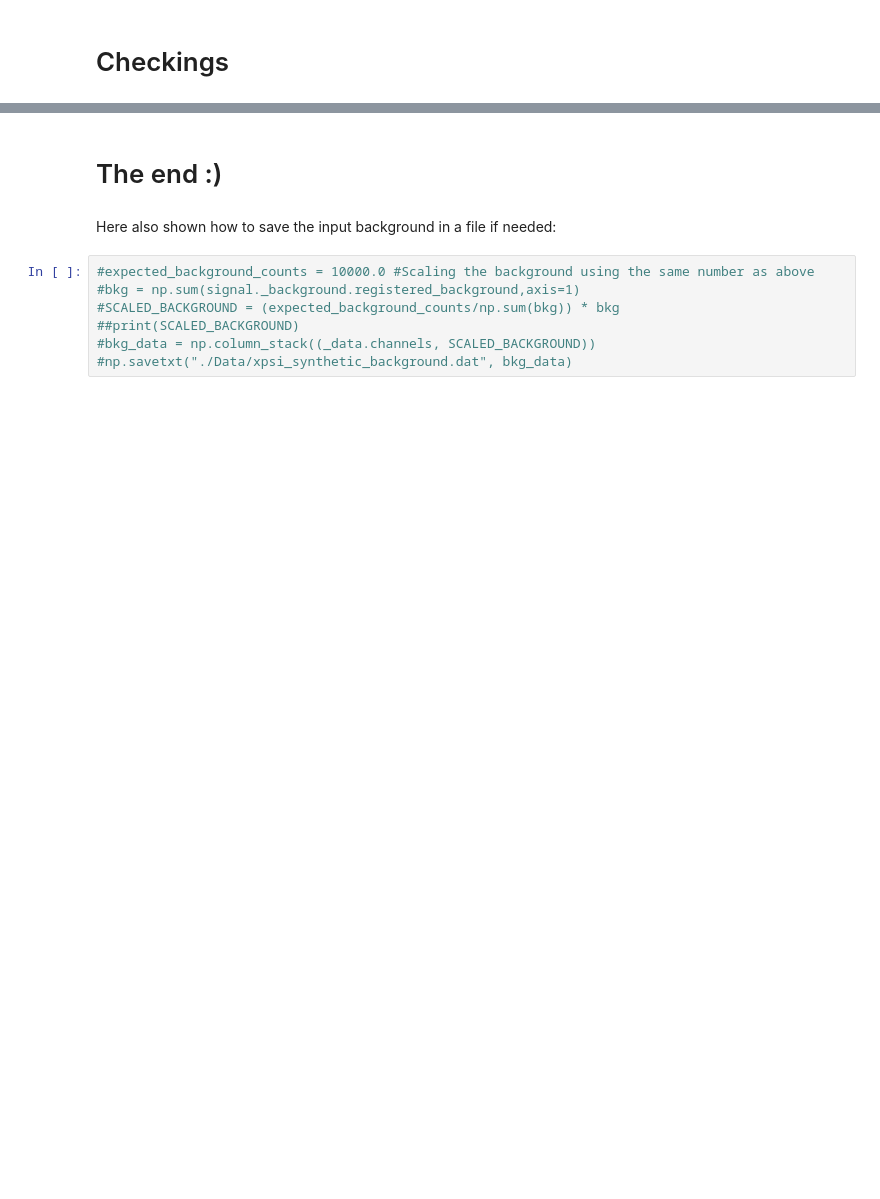
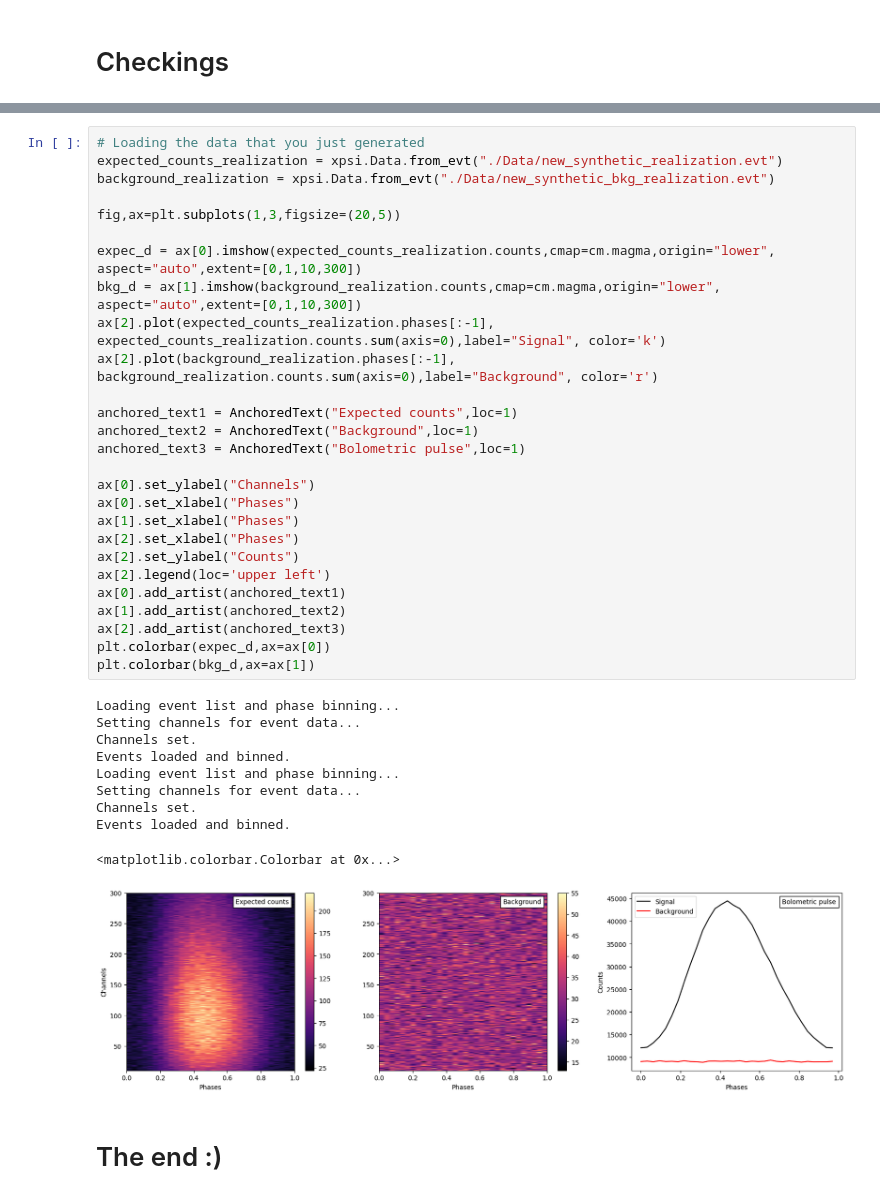
Before and after one commit to xpsi-group/xpsi, a Jupyter notebook: docs/source/Synthetic_data.ipynb, the cells around one changed output, grey strips where cells are left out. Drawn from its saved outputs; the diff is of its cells as text; blank space fills up the shorter version.

Commit message:
Updated synthetic data notebook

```diff
--- a/docs/source/Synthetic_data.ipynb
+++ b/docs/source/Synthetic_data.ipynb
@@ -689,11 +630,40 @@ plt.colorbar(res,ax=ax[2])
+# %%
+# Loading the data that you just generated
+expected_counts_realization = xpsi.Data.from_evt("./Data/new_synthetic_realization.evt")
+background_realization = xpsi.Data.from_evt("./Data/new_synthetic_bkg_realization.evt")
+
+fig,ax=plt.subplots(1,3,figsize=(20,5))
+
+expec_d = ax[0].imshow(expected_counts_realization.counts,cmap=cm.magma,origin="lower", aspect="auto",extent=[0,1,10,300])
+bkg_d = ax[1].imshow(background_realization.counts,cmap=cm.magma,origin="lower", aspect="auto",extent=[0,1,10,300])
+ax[2].plot(expected_counts_realization.phases[:-1], expected_counts_realization.counts.sum(axis=0),label="Signal", color='k')
+ax[2].plot(background_realization.phases[:-1], background_realization.counts.sum(axis=0),label="Background", color='r')
+
+anchored_text1 = AnchoredText("Expected counts",loc=1)
+anchored_text2 = AnchoredText("Background",loc=1)
+anchored_text3 = AnchoredText("Bolometric pulse",loc=1)
+
+ax[0].set_ylabel("Channels")
+ax[0].set_xlabel("Phases")
+ax[1].set_xlabel("Phases")
+ax[2].set_xlabel("Phases")
+ax[2].set_ylabel("Counts")
+ax[2].legend(loc='upper left')
+ax[0].add_artist(anchored_text1)
+ax[1].add_artist(anchored_text2)
+ax[2].add_artist(anchored_text3)
+plt.colorbar(expec_d,ax=ax[0])
+plt.colorbar(bkg_d,ax=ax[1])
+# %% [output]
+Loading event list and phase binning...
+Setting channels for event data...
+Channels set.
+Events loaded and binned.
+Loading event list and phase binning...
+Setting channels for event data...
+Channels set.
+Events loaded and binned.
+<matplotlib.colorbar.Colorbar at 0x...>
+[figure, added]
 # %% [markdown]
 # The end :)
-# %% [markdown]
-Here also shown how to save the input background in a file if needed:
-# %%
-#expected_background_counts = 10000.0 #Scaling the background using the same number as above
-#bkg = np.sum(signal._background.registered_background,axis=1)
-#SCALED_BACKGROUND = (expected_background_counts/np.sum(bkg)) * bkg
-##print(SCALED_BACKGROUND)
-#bkg_data = np.column_stack((_data.channels, SCALED_BACKGROUND))
-#np.savetxt("./Data/xpsi_synthetic_background.dat", bkg_data)
```
Also changed, not shown: parts of 15 cells of this notebook.
